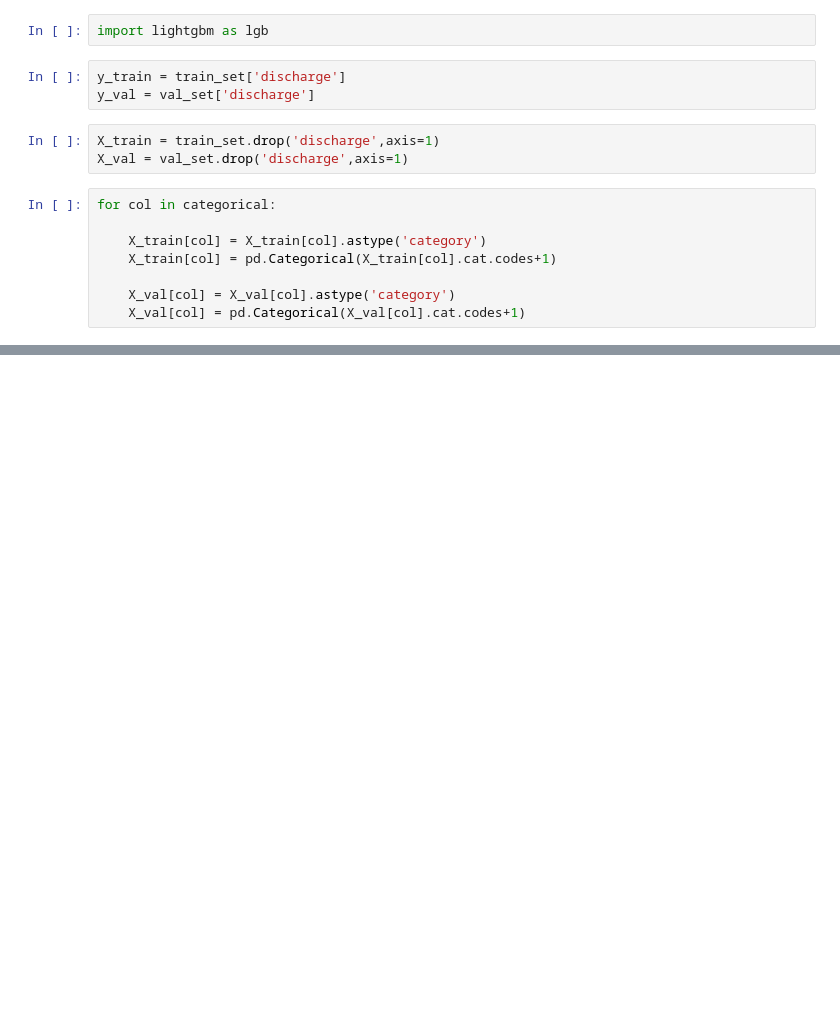
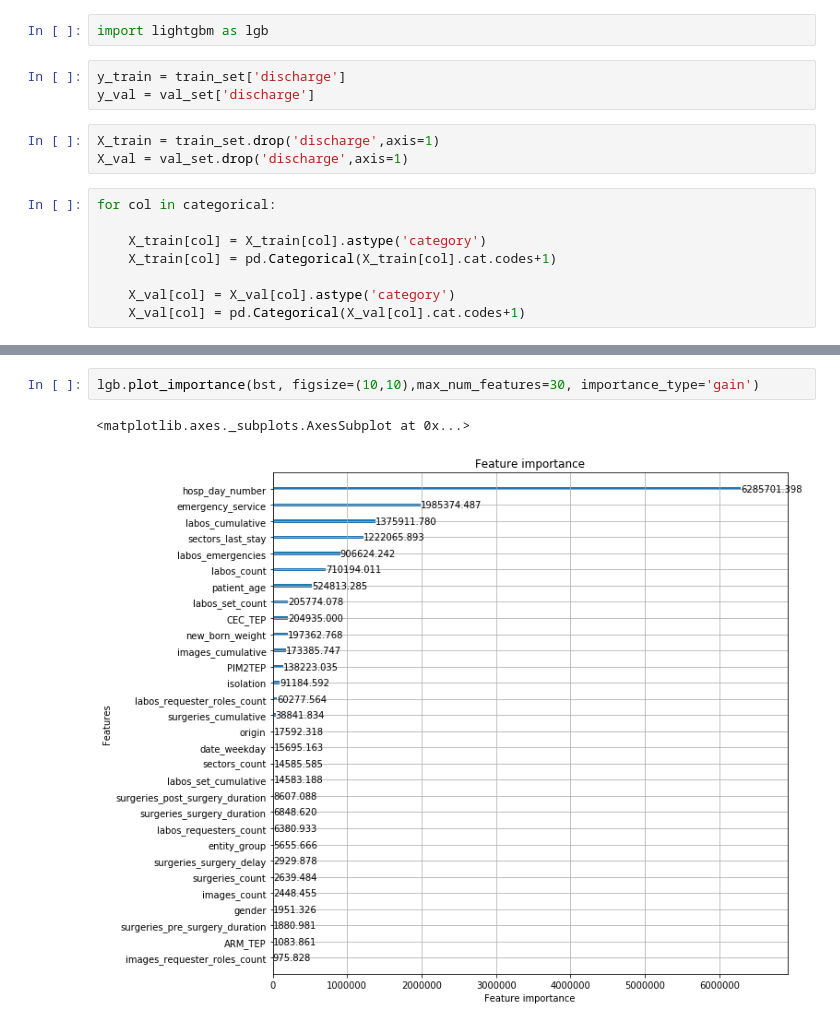
Before and after one commit to josedallavia/A-Machine-Learning-Approach-for-Optimization-of-Hospital-Bed-Utilization, a Jupyter notebook: model/MVP.ipynb, the cells around one changed output, grey strips where cells are left out. Saved outputs shown, nothing was run; the diff lists cells and outputs as text; blank space fills up the shorter version.

```diff
--- a/model/MVP.ipynb
+++ b/model/MVP.ipynb
@@ -176,0 +232,5 @@ validation_data = lgb.Dataset(val_set[categorical+numerical],
+# %%
+lgb.plot_importance(bst, figsize=(10,10),max_num_features=30, importance_type='gain')
+# %% [output]
+<matplotlib.axes._subplots.AxesSubplot at 0x...>
+[figure, added]
```
Also changed, not shown: parts of 13 cells of this notebook.
